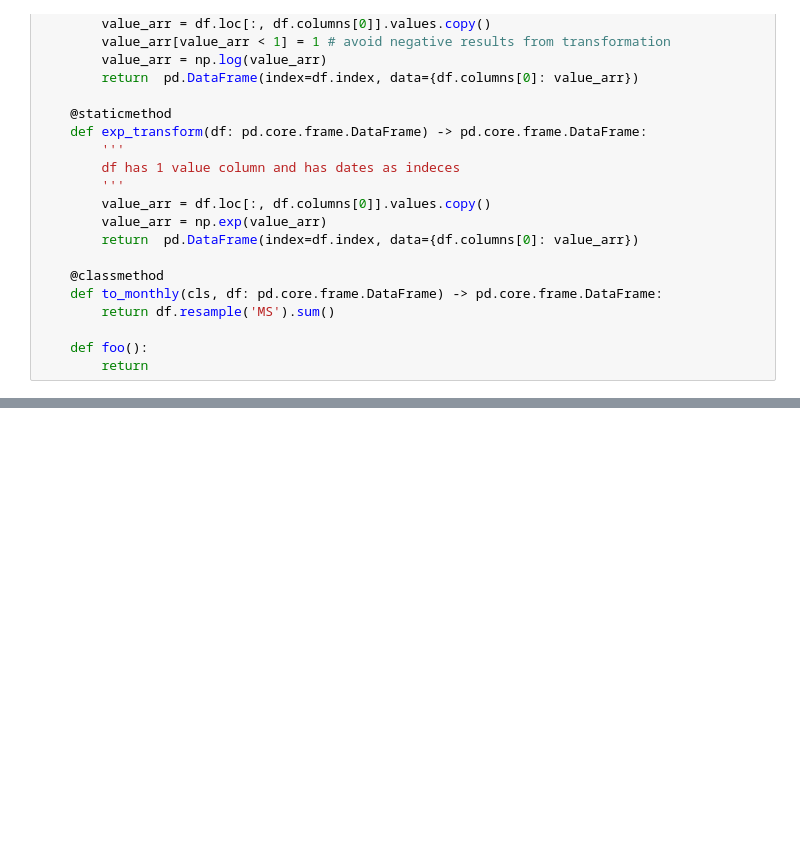
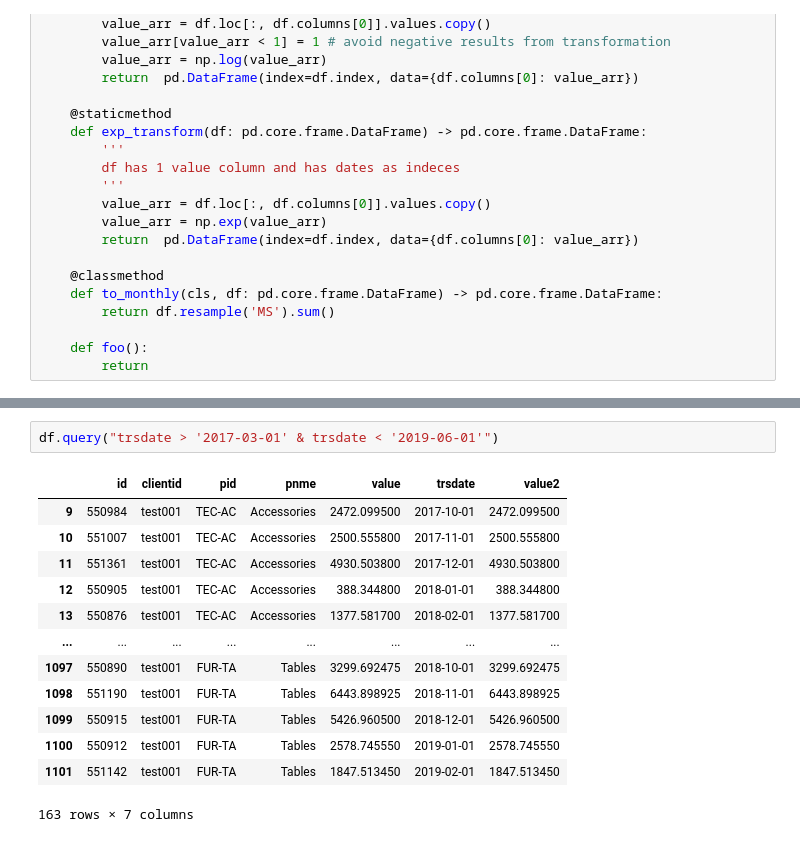
Before and after one commit to odog96veritic/forecast_generator, a Jupyter notebook: notebooks/test_negative.ipynb, the cells around one changed output, grey strips where cells are left out. Cells and saved outputs as stored; diff of their text form; blank space fills up the shorter version.

```diff
--- a/notebooks/test_negative.ipynb
+++ b/notebooks/test_negative.ipynb
@@ -454,0 +467,16 @@ Total fit time: 4.628 seconds
+# %%
+df.query("trsdate > '2017-03-01' & trsdate < '2019-06-01'")
+# %% [output]
+|  | id | clientid | pid | pnme | value | trsdate | value2 |
+| 9 | 550984 | test001 | TEC-AC | Accessories | 2472.099500 | 2017-10-01 | 2472.099500 |
+| 10 | 551007 | test001 | TEC-AC | Accessories | 2500.555800 | 2017-11-01 | 2500.555800 |
+| 11 | 551361 | test001 | TEC-AC | Accessories | 4930.503800 | 2017-12-01 | 4930.503800 |
+| 12 | 550905 | test001 | TEC-AC | Accessories | 388.344800 | 2018-01-01 | 388.344800 |
+| 13 | 550876 | test001 | TEC-AC | Accessories | 1377.581700 | 2018-02-01 | 1377.581700 |
+| ... | ... | ... | ... | ... | ... | ... | ... |
+| 1097 | 550890 | test001 | FUR-TA | Tables | 3299.692475 | 2018-10-01 | 3299.692475 |
+| 1098 | 551190 | test001 | FUR-TA | Tables | 6443.898925 | 2018-11-01 | 6443.898925 |
+| 1099 | 550915 | test001 | FUR-TA | Tables | 5426.960500 | 2018-12-01 | 5426.960500 |
+| 1100 | 550912 | test001 | FUR-TA | Tables | 2578.745550 | 2019-01-01 | 2578.745550 |
+| 1101 | 551142 | test001 | FUR-TA | Tables | 1847.513450 | 2019-02-01 | 1847.513450 |
+163 rows × 7 columns
```
Also changed, not shown: parts of 6 cells of this notebook, 1 other file.
